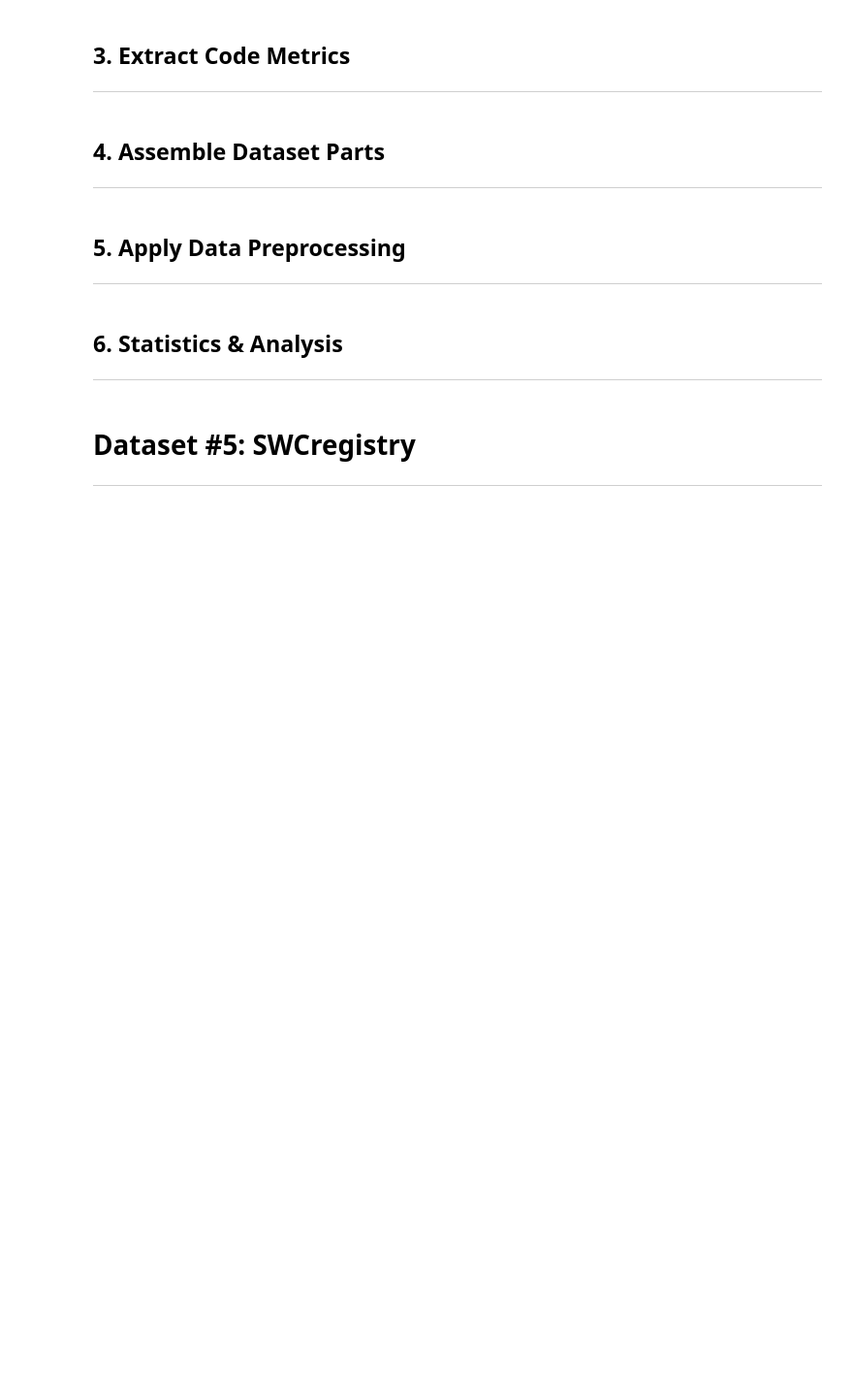
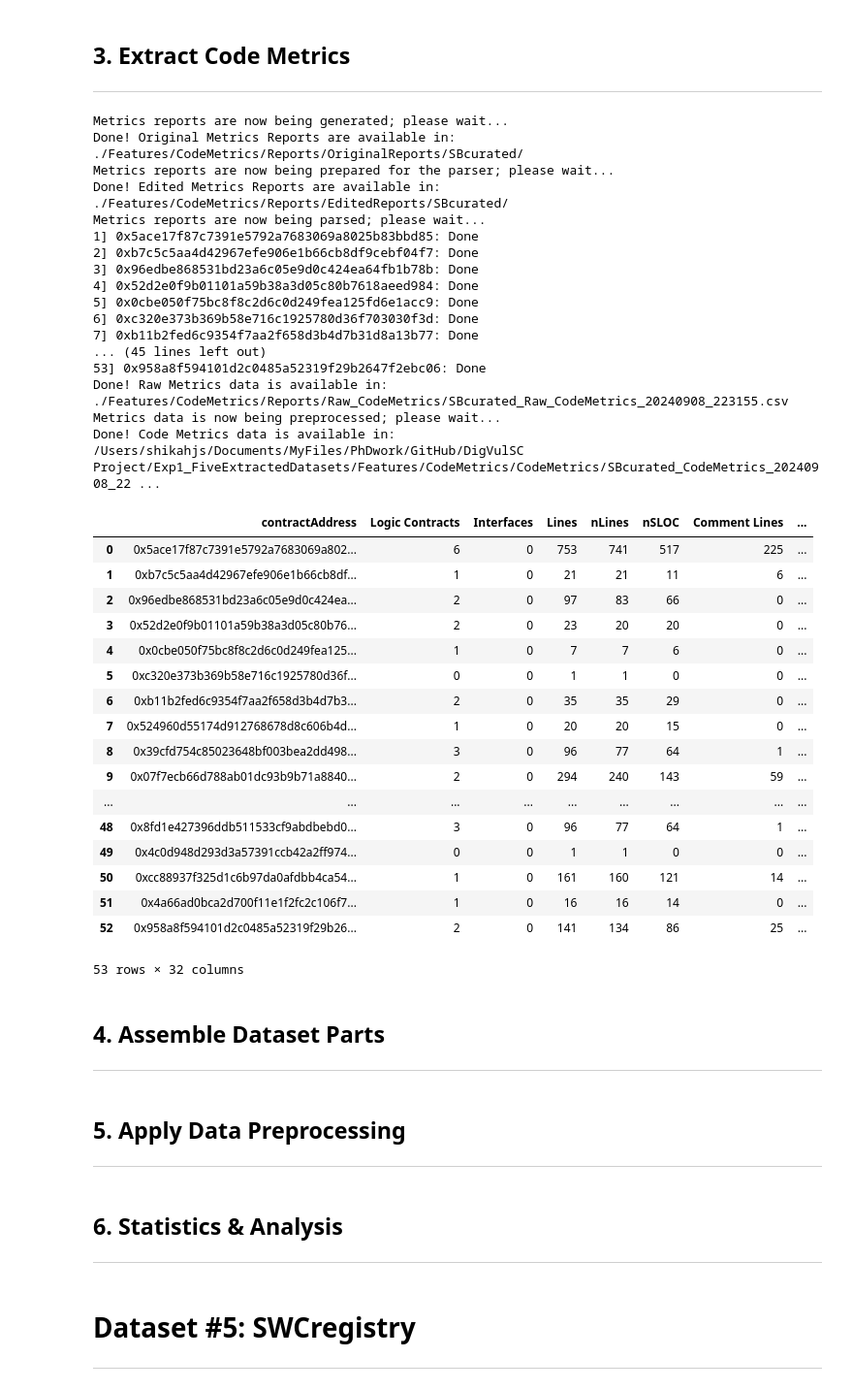
Before and after one commit to DIVE4Data/DIVE, a Jupyter notebook: Exp1_FiveExtractedDatasets.ipynb, the cells around one changed output. Shown: that part at 97% size. Saved outputs shown, nothing was run; the diff lists cells and outputs as text; code cells hidden in the pictures; blank space fills up the shorter version.

```diff
--- a/Exp1_FiveExtractedDatasets.ipynb
+++ b/Exp1_FiveExtractedDatasets.ipynb
@@ -155,6 +488,44 @@ get_ContractFeatures(FeatureType=['All'],addresses=SBcuratedAddresses,DatasetNam
 # %% [markdown]
 ## **3. Extract Code Metrics**
 ---
+# %%
+get_CodeMetrics(SamplesFolderName ='SBcurated',SamplesDirPath = '',DatasetName = 'SBcurated')
+# %% [output]
+Metrics reports are now being generated; please wait...
+Done! Original Metrics Reports are available in: ./Features/CodeMetrics/Reports/OriginalReports/SBcurated/
+Metrics reports are now being prepared for the parser; please wait...
+Done! Edited Metrics Reports are available in: ./Features/CodeMetrics/Reports/EditedReports/SBcurated/
+Metrics reports are now being parsed; please wait...
+1] 0x5ace17f87c7391e5792a7683069a8025b83bbd85: Done
+2] 0xb7c5c5aa4d42967efe906e1b66cb8df9cebf04f7: Done
+3] 0x96edbe868531bd23a6c05e9d0c424ea64fb1b78b: Done
+4] 0x52d2e0f9b01101a59b38a3d05c80b7618aeed984: Done
+5] 0x0cbe050f75bc8f8c2d6c0d249fea125fd6e1acc9: Done
+6] 0xc320e373b369b58e716c1925780d36f703030f3d: Done
+7] 0xb11b2fed6c9354f7aa2f658d3b4d7b31d8a13b77: Done
+... (45 lines left out)
+53] 0x958a8f594101d2c0485a52319f29b2647f2ebc06: Done
+Done! Raw Metrics data is available in: ./Features/CodeMetrics/Reports/Raw_CodeMetrics/SBcurated_Raw_CodeMetrics_20240908_223155.csv
+Metrics data is now being preprocessed; please wait...
+Done! Code Metrics data is available in: /Users/shikahjs/Documents/MyFiles/PhDwork/GitHub/DigVulSC Project/Exp1_FiveExtractedDatasets/Features/CodeMetrics/CodeMetrics/SBcurated_CodeMetrics_20240908_22 ...
+|  | contractAddress | Logic Contracts | Interfaces | Lines | nLines | nSLOC | Comment Lines | ... |
+| 0 | 0x5ace17f87c7391e5792a7683069a802... | 6 | 0 | 753 | 741 | 517 | 225 | ... |
+| 1 | 0xb7c5c5aa4d42967efe906e1b66cb8df... | 1 | 0 | 21 | 21 | 11 | 6 | ... |
+| 2 | 0x96edbe868531bd23a6c05e9d0c424ea... | 2 | 0 | 97 | 83 | 66 | 0 | ... |
+| 3 | 0x52d2e0f9b01101a59b38a3d05c80b76... | 2 | 0 | 23 | 20 | 20 | 0 | ... |
+| 4 | 0x0cbe050f75bc8f8c2d6c0d249fea125... | 1 | 0 | 7 | 7 | 6 | 0 | ... |
+| 5 | 0xc320e373b369b58e716c1925780d36f... | 0 | 0 | 1 | 1 | 0 | 0 | ... |
+| 6 | 0xb11b2fed6c9354f7aa2f658d3b4d7b3... | 2 | 0 | 35 | 35 | 29 | 0 | ... |
+| 7 | 0x524960d55174d912768678d8c606b4d... | 1 | 0 | 20 | 20 | 15 | 0 | ... |
+| 8 | 0x39cfd754c85023648bf003bea2dd498... | 3 | 0 | 96 | 77 | 64 | 1 | ... |
+| 9 | 0x07f7ecb66d788ab01dc93b9b71a8840... | 2 | 0 | 294 | 240 | 143 | 59 | ... |
+| ... | ... | ... | ... | ... | ... | ... | ... | ... |
+| 48 | 0x8fd1e427396ddb511533cf9abdbebd0... | 3 | 0 | 96 | 77 | 64 | 1 | ... |
+| 49 | 0x4c0d948d293d3a57391ccb42a2ff974... | 0 | 0 | 1 | 1 | 0 | 0 | ... |
+| 50 | 0xcc88937f325d1c6b97da0afdbb4ca54... | 1 | 0 | 161 | 160 | 121 | 14 | ... |
+| 51 | 0x4a66ad0bca2d700f11e1f2fc2c106f7... | 1 | 0 | 16 | 16 | 14 | 0 | ... |
+| 52 | 0x958a8f594101d2c0485a52319f29b26... | 2 | 0 | 141 | 134 | 86 | 25 | ... |
+53 rows × 32 columns
 # %% [markdown]
 ## **4. Assemble Dataset Parts**
 ---
```
Also changed, not shown: parts of 14 cells of this notebook, 53 other files.
